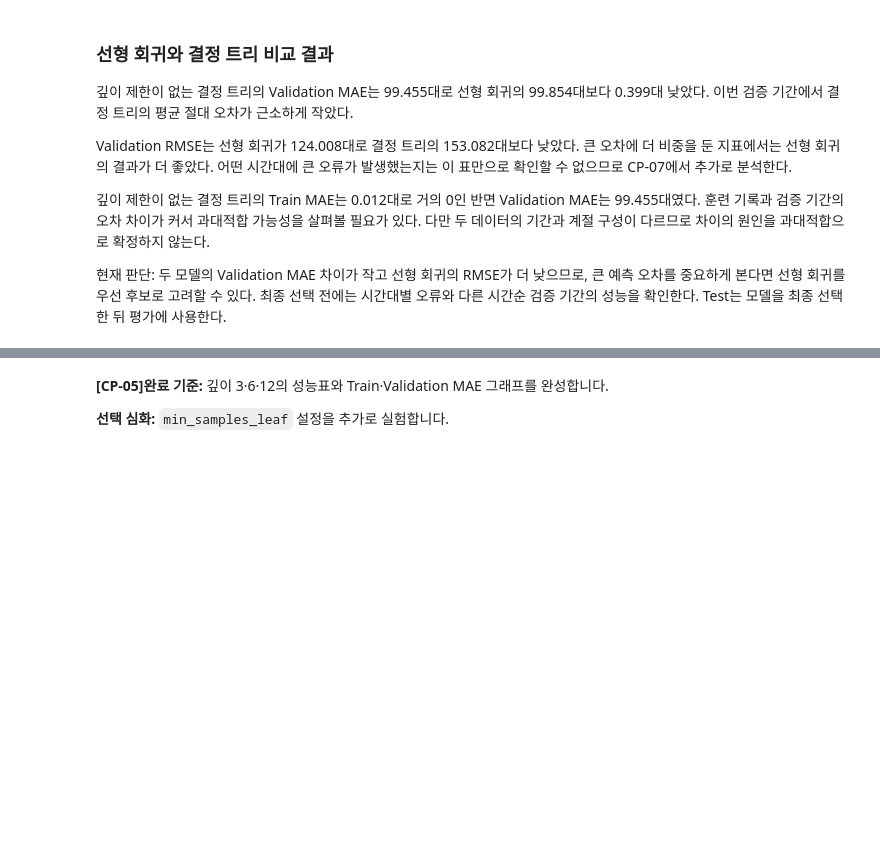
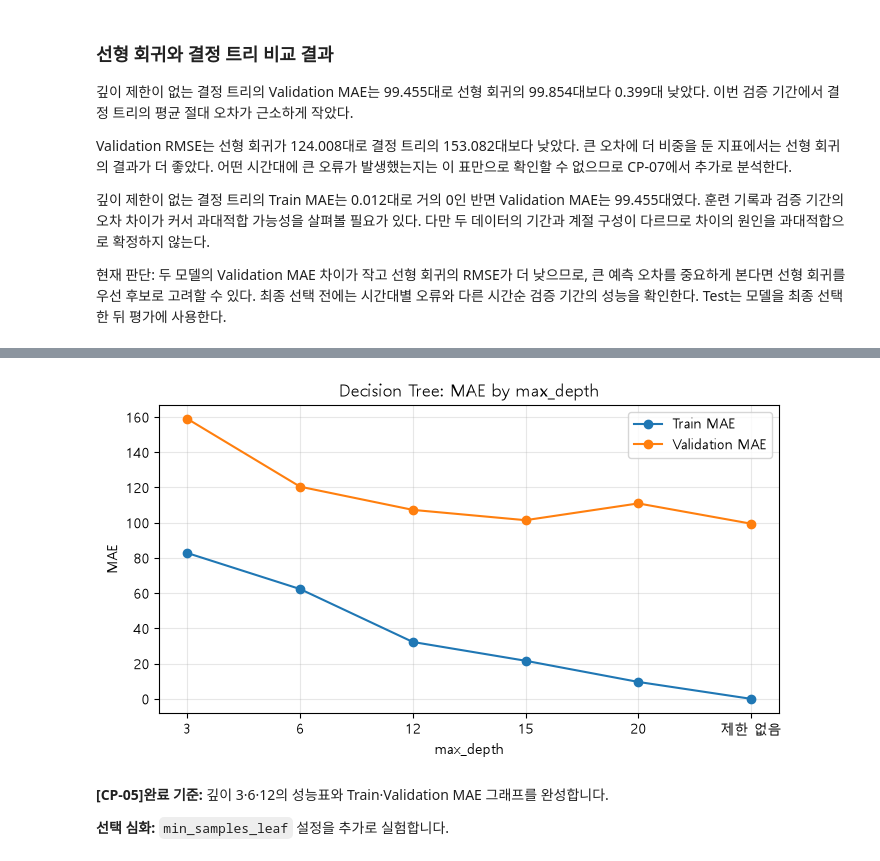
Before and after one commit to jaemin-devlog/ai-mini-projects, a Jupyter notebook: mini-project-01/code/01_regression_bike_demand.ipynb, the cells around one changed output, grey strips where cells are left out. Saved outputs shown, nothing was run; the diff lists cells and outputs as text; code cells hidden in the pictures; blank space fills up the shorter version.

```diff
--- a/mini-project-01/code/01_regression_bike_demand.ipynb
+++ b/mini-project-01/code/01_regression_bike_demand.ipynb
@@ -795,18 +807,43 @@ Validation RMSE는 선형 회귀가 124.008대로 결정 트리의 153.082대보
 # %%
-# [공통] 시각화 기본 설정
-plt.figure(figsize=(7, 4))
+positions = list(range(len(depths)))
+
+# None은 숫자 깊이가 아니므로 "제한 없음"으로 표시한다.
+depth_labels = [
+    str(depth) if depth is not None else "제한 없음"
+    for depth in depths
+]
 
 # TODO 5-4. 깊이별 Train MAE와 Validation MAE를 각각 선 그래프로 표시합니다.
-# 힌트: plt.plot(tree_df["max_depth"], tree_df["Train MAE"], ...)
-...
+# # 실험 설정마다 그래프의 가로 위치를 하나씩 만든다.
 
-plt.xticks(depths)
-plt.xlabel("max_depth")
-plt.ylabel("MAE")
-plt.title("Decision Tree: MAE by max_depth")
-plt.legend()
-plt.grid(alpha=0.3)
-plt.show()
+# 그래프 크기 설정
+plt.figure(figsize=(8, 4))
+
+# 깊이별 Train MAE를 선과 점으로 표시한다.
+plt.plot(
+    positions,
+    tree_df["Train MAE"],
+    marker="o",
+    label="Train MAE",
+)
+
+# 깊이별 Validation MAE를 선과 점으로 표시한다.
+plt.plot(
+    positions,
+    tree_df["Valid MAE"],
+    marker="o",
+    label="Validation MAE",
+)
+
+plt.xticks(positions, depth_labels)              # 각 위치에 깊이 설정 표시
+plt.xlabel("max_depth")                          # 가로축 이름
+plt.ylabel("MAE")                               # 세로축 이름
+plt.title("Decision Tree: MAE by max_depth")       # 그래프 제목
+plt.legend()                                   # 선이 무엇을 뜻하는지 표시
+plt.grid(alpha=0.3)                             # 연한 격자 표시
+plt.show()                                     # 그래프 출력
+# %% [output]
+[figure, added]
 # %% [markdown]
 **[CP-05]완료 기준:** 깊이 3·6·12의 성능표와 Train·Validation MAE 그래프를 완성합니다.
 
```
Also changed, not shown: parts of 1 cell of this notebook.
